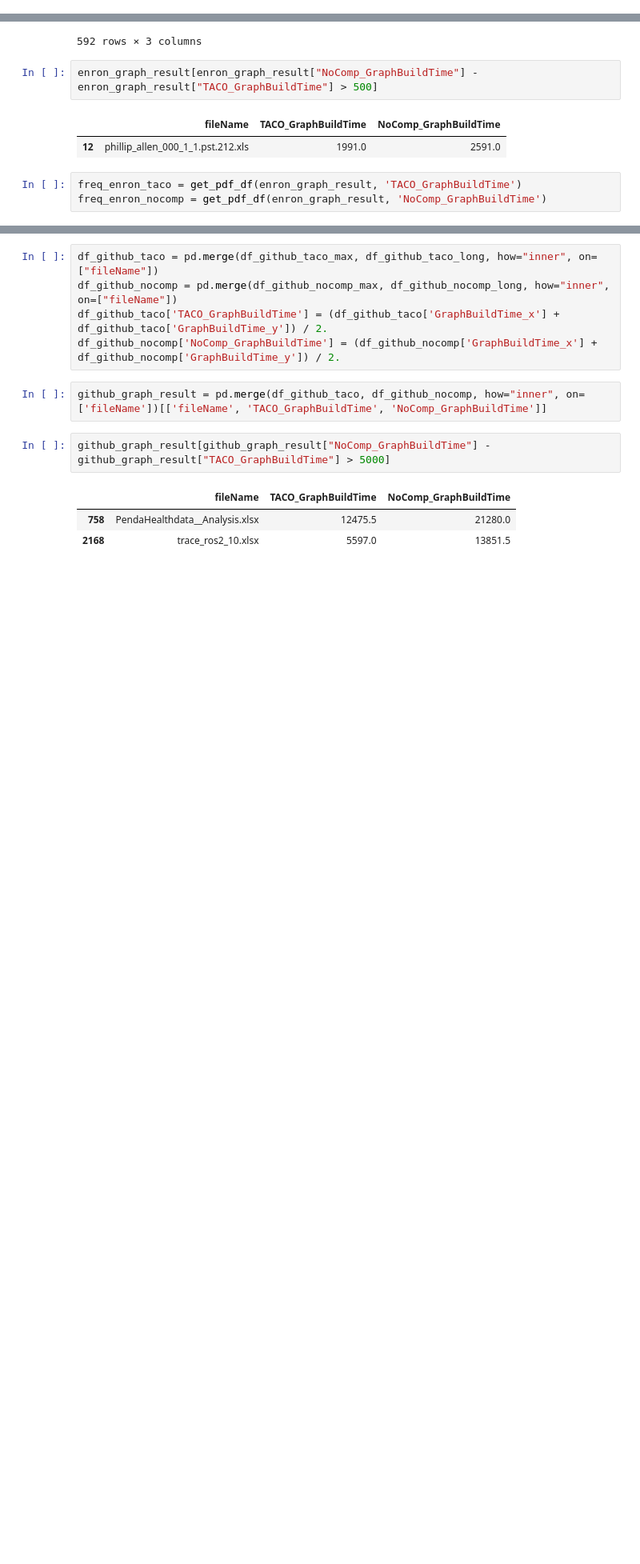
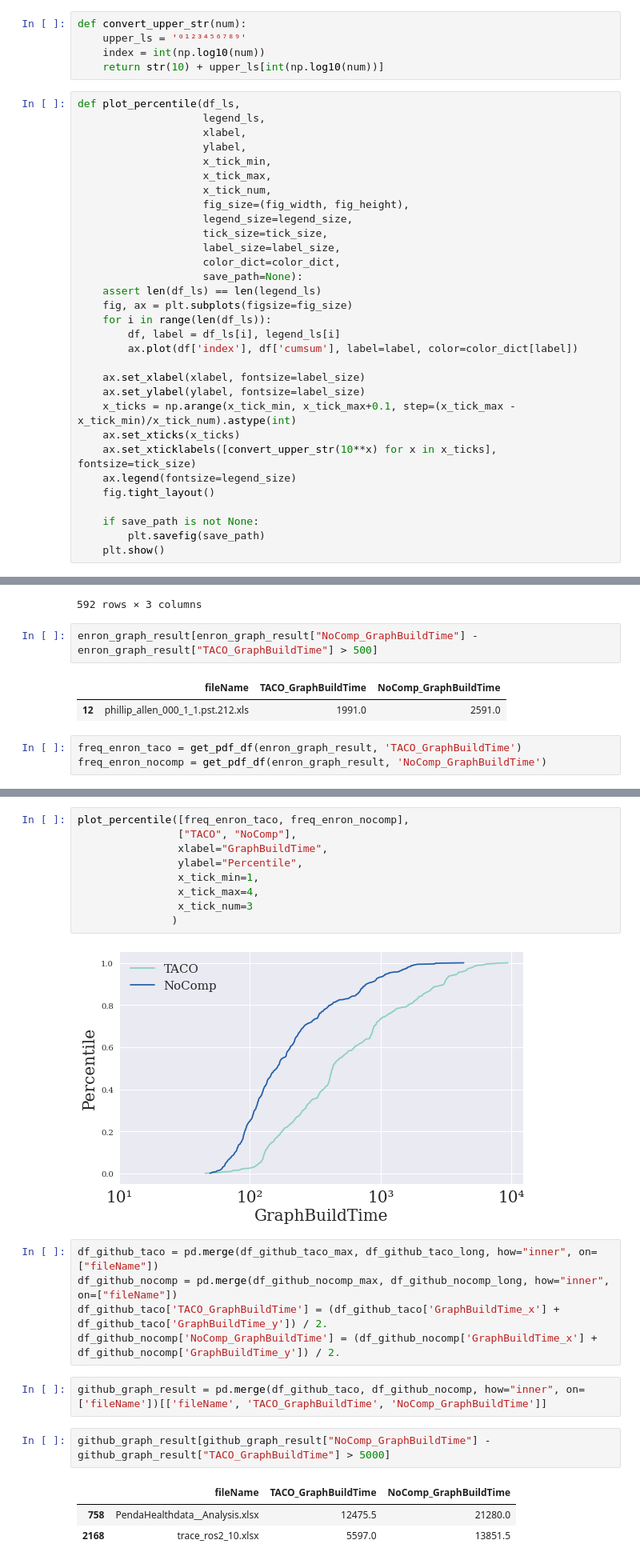
Before and after one commit to dataspread/SpreadsheetAnalyzer, a Jupyter notebook: test_result_analysis.ipynb, the cells around one changed output, grey strips where cells are left out. Shown at 80% size. Cells and saved outputs as stored; diff of their text form; blank space fills up the shorter version.

```diff
--- a/test_result_analysis.ipynb
+++ b/test_result_analysis.ipynb
@@ -55,3 +48,39 @@ def plot_pdf(df_taco, df_nocomp, title, xlabel, ylabel, is_log=True, save_path=N
+# %%
+def convert_upper_str(num):
+    upper_ls = '⁰¹²³⁴⁵⁶⁷⁸⁹'
+    index = int(np.log10(num))
+    return str(10) + upper_ls[int(np.log10(num))]
+# %%
+def plot_percentile(df_ls,
+                    legend_ls,
+                    xlabel,
+                    ylabel,
+                    x_tick_min,
+                    x_tick_max,
+                    x_tick_num,
+                    fig_size=(fig_width, fig_height),
+                    legend_size=legend_size,
+                    tick_size=tick_size,
+                    label_size=label_size,
+                    color_dict=color_dict,
+                    save_path=None):
+    assert len(df_ls) == len(legend_ls)
+    fig, ax = plt.subplots(figsize=fig_size)
+    for i in range(len(df_ls)):
+        df, label = df_ls[i], legend_ls[i]
+        ax.plot(df['index'], df['cumsum'], label=label, color=color_dict[label])
+
+    ax.set_xlabel(xlabel, fontsize=label_size)
+    ax.set_ylabel(ylabel, fontsize=label_size)
+    x_ticks = np.arange(x_tick_min, x_tick_max+0.1, step=(x_tick_max - x_tick_min)/x_tick_num).astype(int)
+    ax.set_xticks(x_ticks)
+    ax.set_xticklabels([convert_upper_str(10**x) for x in x_ticks], fontsize=tick_size)
+    ax.legend(fontsize=legend_size)
+    fig.tight_layout()
+
+    if save_path is not None:
+        plt.savefig(save_path)
+    plt.show()
 # %% [markdown]
 # 1. Compressed Formula Graph Sizes
 # %%
@@ -258,3 +271,14 @@ plot_pdf(freq_enron_taco, freq_enron_nocomp,
+# %%
+plot_percentile([freq_enron_taco, freq_enron_nocomp],
+                ["TACO", "NoComp"],
+                xlabel="GraphBuildTime",
+                ylabel="Percentile",
+                x_tick_min=1,
+                x_tick_max=4,
+                x_tick_num=3
+               )
+# %% [output]
+[figure, added]
 # %%
 df_github_taco = pd.merge(df_github_taco_max, df_github_taco_long, how="inner", on=["fileName"])
 df_github_nocomp = pd.merge(df_github_nocomp_max, df_github_nocomp_long, how="inner", on=["fileName"])
```
Also changed, not shown: parts of 32 cells of this notebook.
